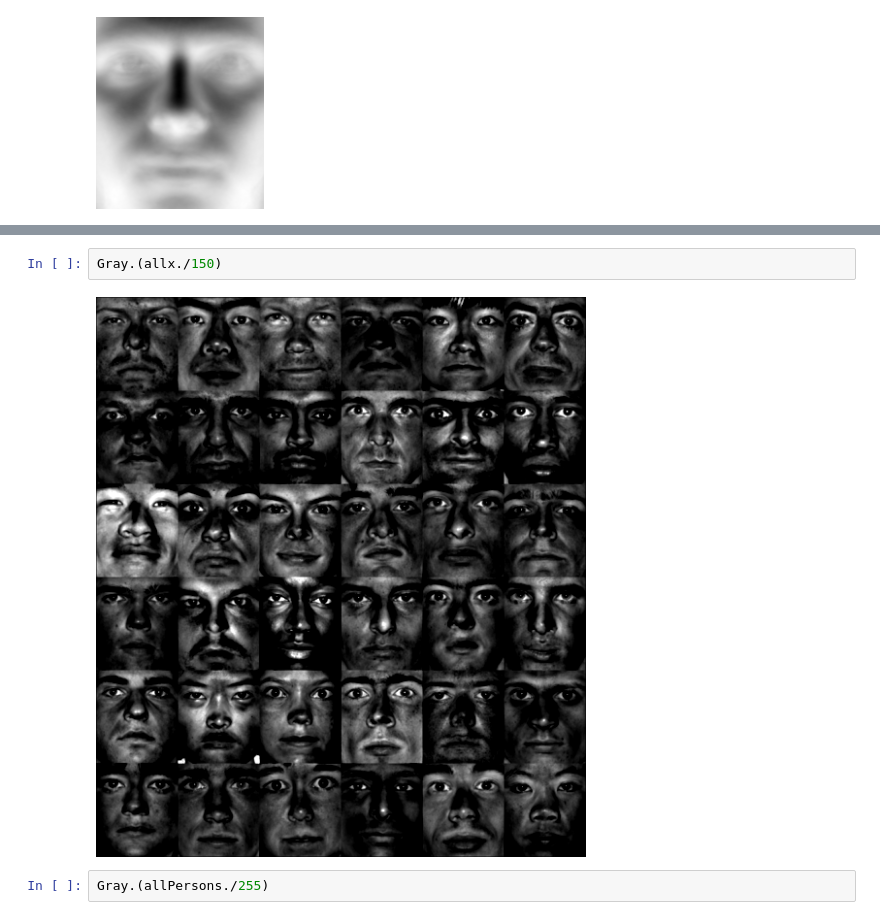
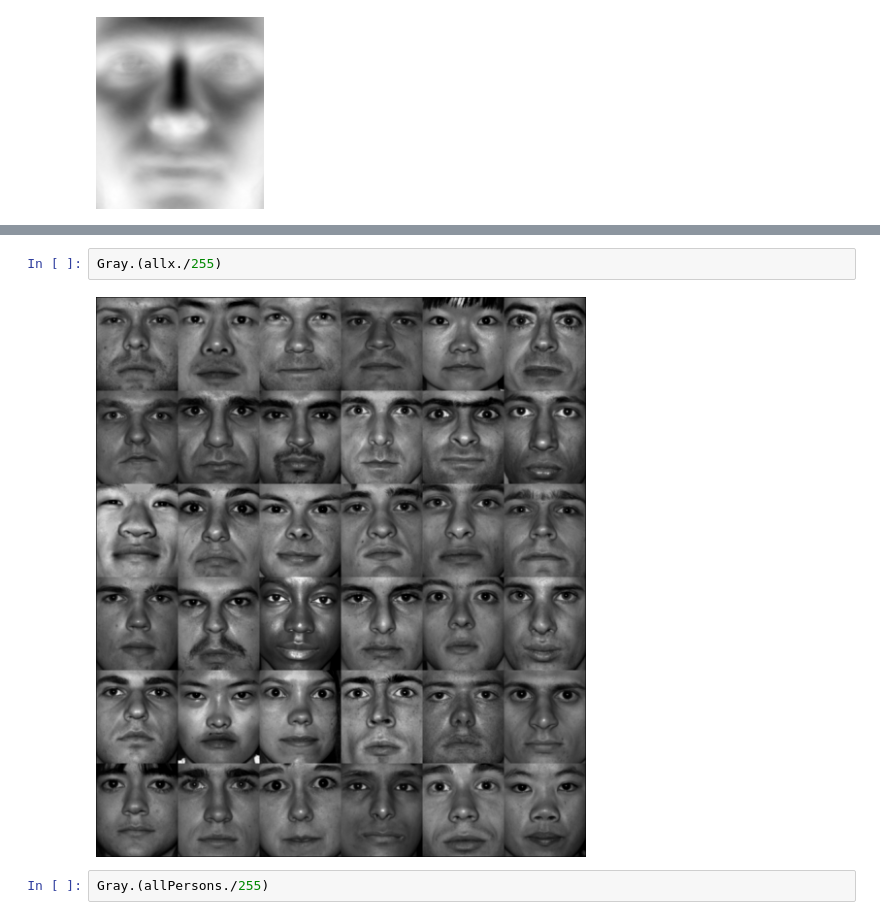
Before and after one commit to helmutstrey/SigmaCampNext-2025, a Jupyter notebook: faces-explore.ipynb, the cells around one changed output, grey strips where cells are left out. Cells and saved outputs as stored; diff of their text form.

```diff
--- a/faces-explore.ipynb
+++ b/faces-explore.ipynb
@@ -302,7 +297,7 @@ end
 # %%
-Gray.(allx./150)
+Gray.(allx./255)
 # %% [output]
-[figure, old version]
+[figure, new version]
 # %%
 Gray.(allPersons./255)
 # %% [output]
```
Also changed, not shown: parts of 7 cells of this notebook.
